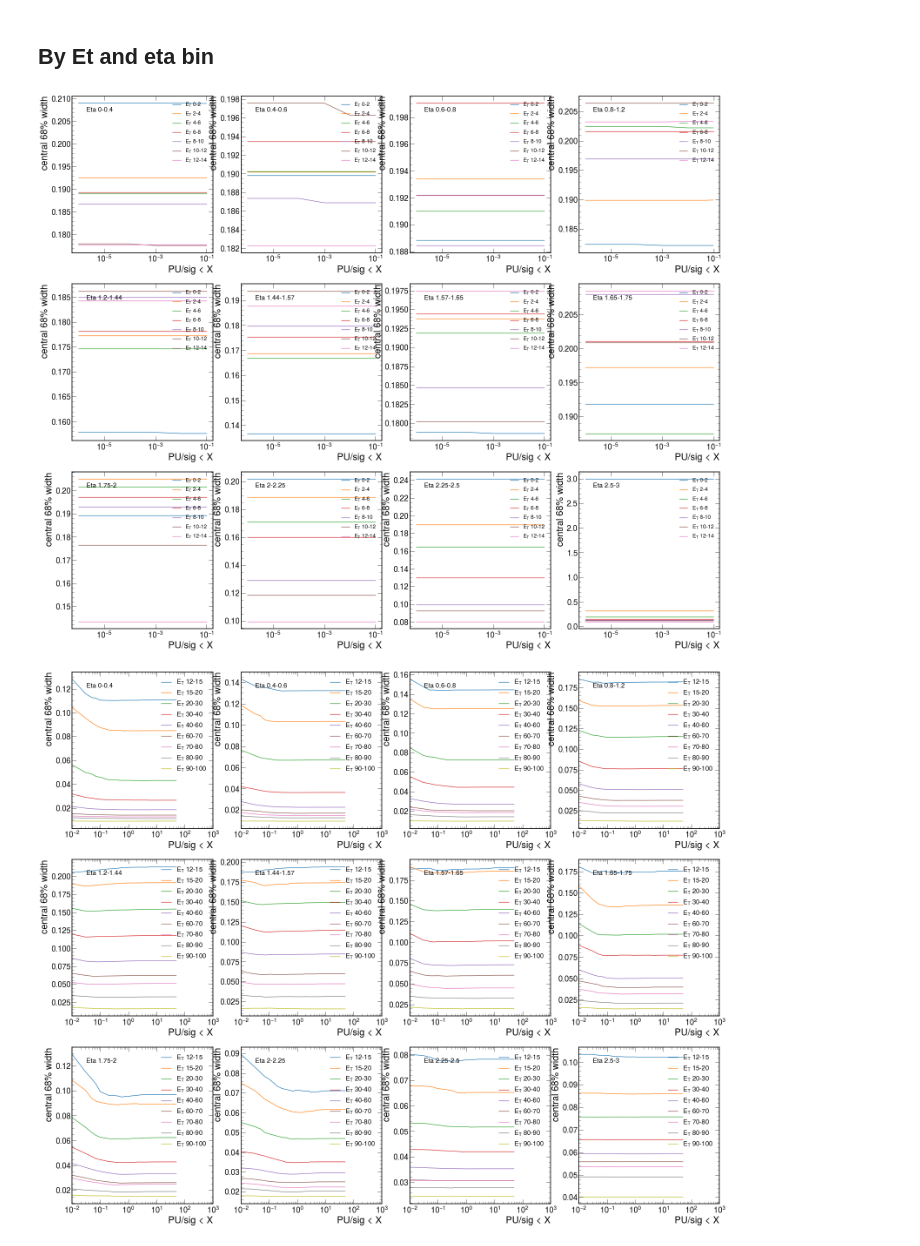
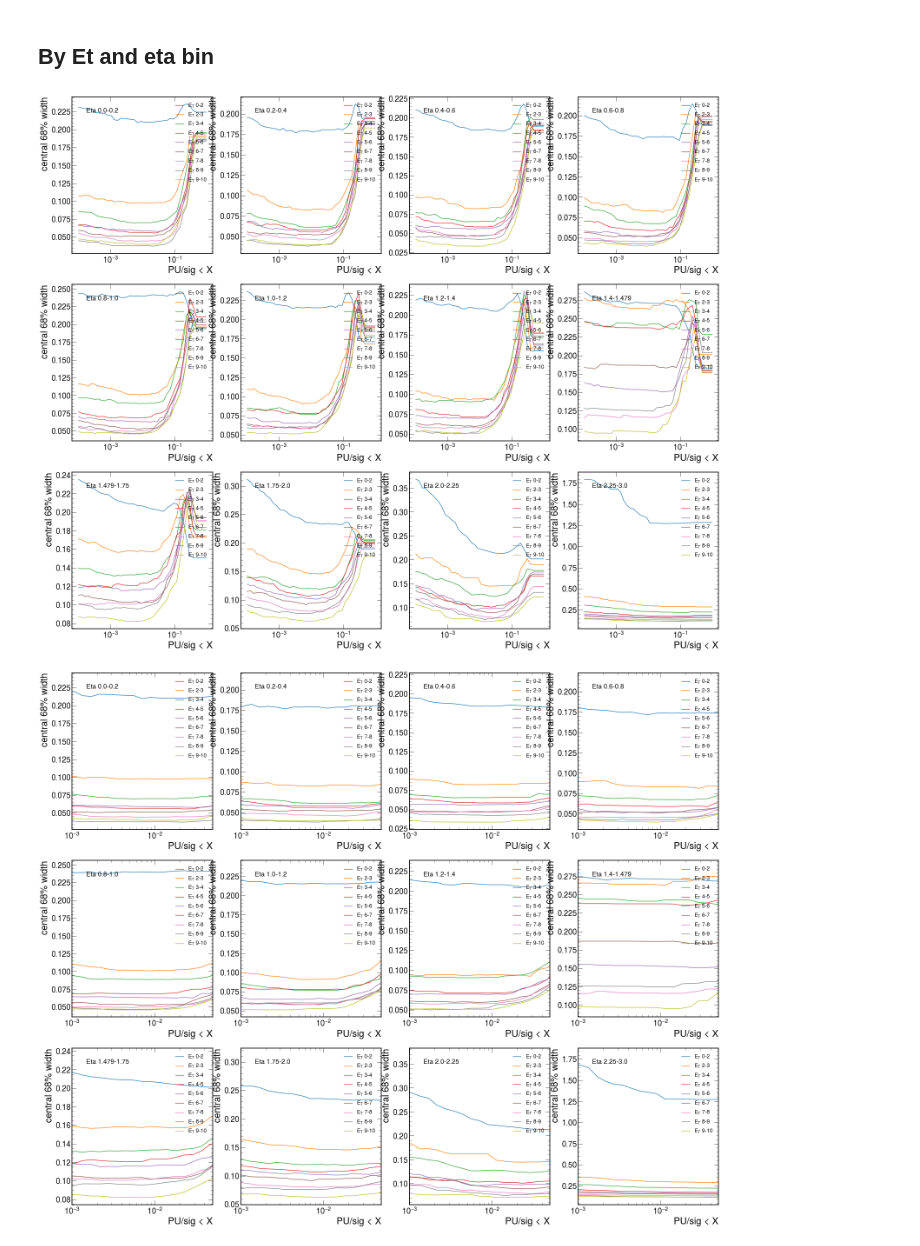
Before and after one commit to valsdav/DeepSuperCluster, a Jupyter notebook: NtuplesProduction/check_input_dataset/SimFraction_lowEt_checks.ipynb, the cells around one changed output. Saved outputs shown, nothing was run; the diff lists cells and outputs as text; code cells hidden in the pictures.

```diff
--- a/NtuplesProduction/check_input_dataset/SimFraction_lowEt_checks.ipynb
+++ b/NtuplesProduction/check_input_dataset/SimFraction_lowEt_checks.ipynb
@@ -9,5 +14,4 @@ plt.style.use(hep.style.CMS)
 # %%
-store_gamma = pd.HDFStore("output_PU_clusters_check_gamma_v3.h5")
-store_ele = pd.HDFStore("output_PU_clusters_check_ele_v3.h5")
+store_gamma = pd.HDFStore("output_PU_clusters_check_gamma_v4.h5")
 dfgam = store_gamma['df']
-dfele = store_ele['df']
+df = dfgam
@@ -28,7 +33,7 @@ def bin_analysis(group):
              "quantile_down": ratio_left,
              "quantile_up": ratio_right,
              "EoEtrue_68scale": ratio_mean,
-             "EoEtrue_68width": (ratio_right-ratio_mean)/2,
+             "EoEtrue_68width": (ratio_right-ratio_left)/2,
              #"EoEtrue_68width": abs(ratio_right- ratio_left),
              "EoEtrue_scale":  group.EoEtrue.mean(),
              "EoEtrue_rms":  group.EoEtrue.std(),
@@ -74,9 +47,16 @@ dfa.head()
 # %%
-thres = [1e-6,1e-5,1e-4,1e-3,1e-2,5e-2, 1e-1]
+# etas = [0,0.4,0.6,0.8,1.2,1.44, 1.57, 1.65, 1.75,2,2.25,2.5, 3]
+etas = [0.0, 0.2, 0.4, 0.6, 0.8, 1.0, 1.2, 1.4, 1.479, 1.75, 2.0 ,2.25 ,3.0]
+# ets =  [0,2,4,6,8,10,20,30,40,50,60,80,100]
+ets = [ 0,2,3,4,5,6,7,8,9,10]
+# thres = [0.0001, 0.00025, 0.0005, 0.00075, 0.001, 0.0015, 0.002, 0.0025, 0.003, 0.004, 0.005, 0.01, 0.02, 0.03, 0.04, 0.05, 0.06, 0.07, 0.08 ,0.09 ,0.1 ,
+#          0.15 ,0.20 ,0.25 ,0.30 ,0.40 ,0.50, 0.60 ,0.70, 0.80]
+thres = np.logspace(-4,0,40)
+
 res= []
-res_all = []
+# res_all = []
 
-dfb = dfa[(dfa.seed_simfrac_sig > 0.01 )]
+dfb = dfa[(dfa.seed_simfrac_sig > 0.01) & (dfa.in_window)]
 
 for thr in thres:
     #print("DNN threshold: ", thr)
@@ -85,7 +65,6 @@ for thr in thres:
                          "en": 'sum' ,
                          "calo_genen": "first",
                          "calo_simen": "first",
-                         "calo_simet": "first",
                          "seed_et": "first",
                          "seed_eta": "first"
                             })
@@ -97,9 +76,7 @@ for thr in thres:
     scanres = g.groupby(["et_bin","eta_bin"]).apply(bin_analysis)
     scanres["thr"] = thr
     res.append(scanres)
-    res_all.append(g)
+
+
 
 res = pd.concat(res)
-res_all = pd.concat(res_all)
-res.reset_index(level=0, inplace=True)
-res.reset_index(level=0, inplace=True)
@@ -121,22 +117,22 @@ for i in range(len(etas)-1):
 #     ax.set_xlim(0.01, 1000)
     ax.set_xscale("log")
 # %% [output]
-[figure, old version]
+[figure, new version]
 # %%
 f, axs = plt.subplots(3,4, figsize=(32,27), dpi=60)
 
 for i in range(len(etas)-1):
     ax = axs[i//4][i% 4]
-    for y in range(5,len(ets)-1):
+    for y in range(len(ets)-1):
         a = res[(res.eta_bin == i) & (res.et_bin==y)]
         ax.plot(a.thr, a.EoEtrue_68width, label='$E_T$ {}-{}'.format(ets[y], ets[y+1]))
 
     ax.text(0.1,0.9, "Eta {}-{}".format(etas[i],etas[i+1]),fontsize="x-small", transform=ax.transAxes)
-    ax.legend(fontsize="x-small", loc='upper right')
+    ax.legend(fontsize="xx-small", loc='upper right')
     ax.set_ylabel("central 68% width")
     ax.set_xlabel("PU/sig < X")
-    ax.set_xlim(0.01, 1000)
+    ax.set_xlim(0.001, 0.05)
     ax.set_xscale("log")
 # %% [output]
-[figure, old version]
+[figure, new version]
 # %%
```
Also changed, not shown: parts of 28 cells of this notebook, 6 other files.
